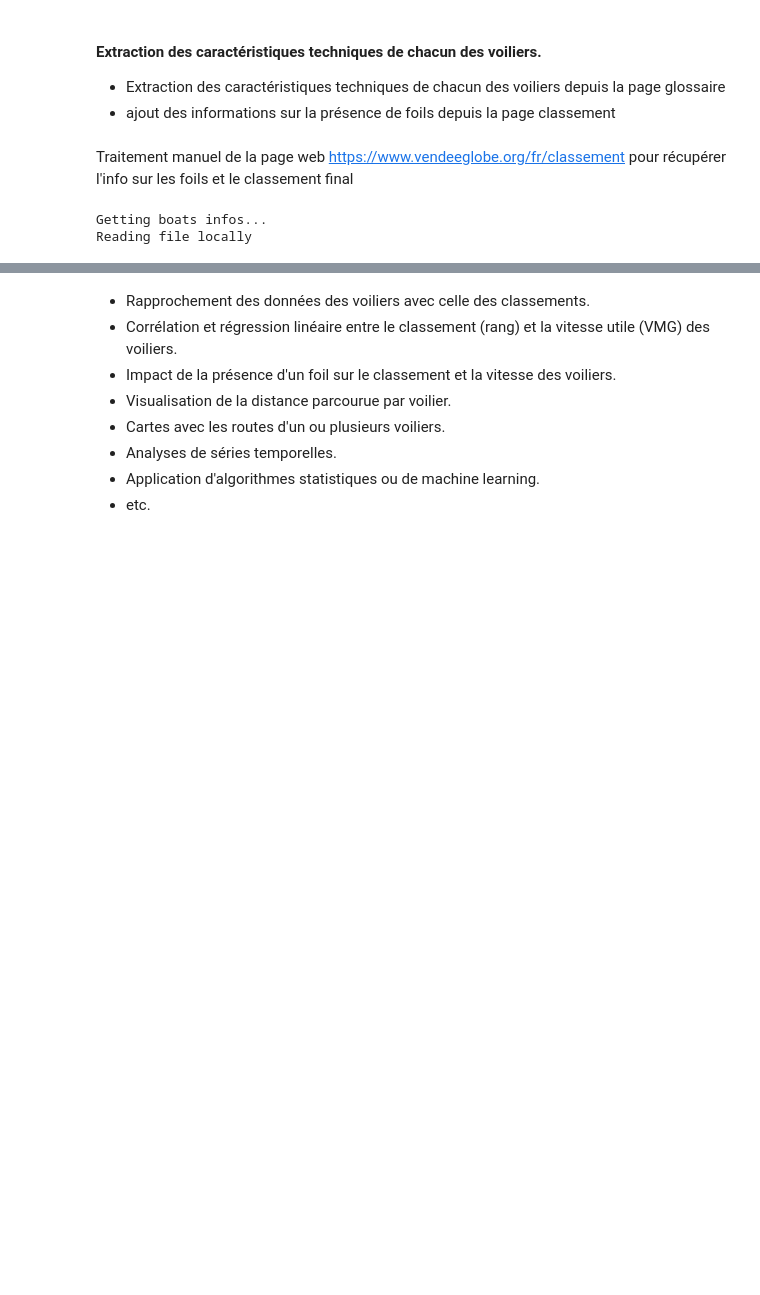
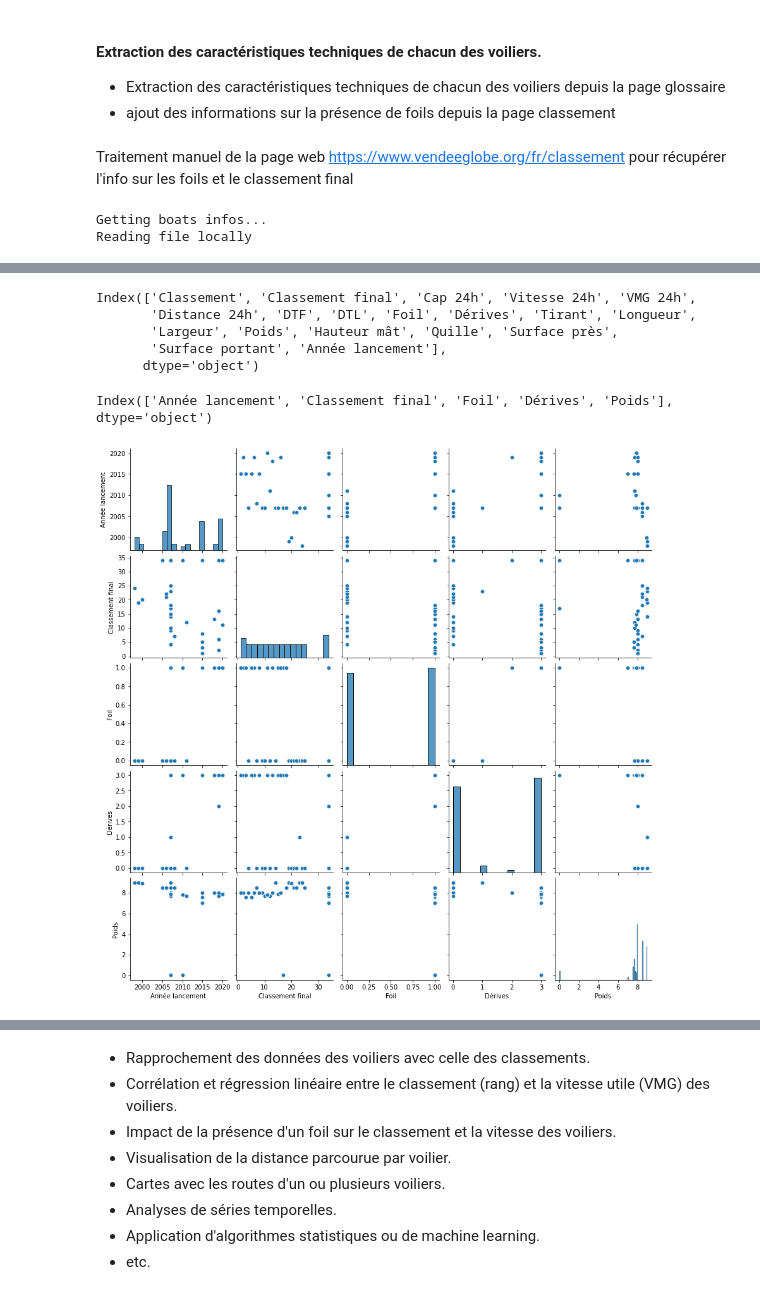
Before and after one commit to Kit-Data-Science-Telecom-2021-2022/lgp, a Jupyter notebook: Projet_final/projet-final-lgp.ipynb, the cells around one changed output, grey strips where cells are left out. Cells and saved outputs as stored; diff of their text form; code cells hidden in the pictures; blank space fills up the shorter version.

```diff
--- a/Projet_final/projet-final-lgp.ipynb
+++ b/Projet_final/projet-final-lgp.ipynb
@@ -447,7 +449,7 @@ def last_cleanup(df):
     ## cleanup columns types, changing categorical values to numbers, renaming and ordering
 
     df['Tirant'] = df["Tirant"].str.replace(',','.').astype(float)
-    df['Longeur'] = df["Longeur"].str.replace(',','.').astype(float)
+    df['Longueur'] = df["Longueur"].str.replace(',','.').astype(float)
     df['Largeur'] = df["Largeur"].str.replace(',','.').astype(float)
     df['Poids'] = df["Poids"].str.replace(',','.').astype(float)
     df["Hauteur mât"] = df["Hauteur mât"].str.replace(',','.').astype(float)
@@ -463,18 +465,17 @@ def last_cleanup(df):
         mapping_derives[i]=name
         mapping_inv_derives[name]=i
 
-    mapping_derives, mapping_quilles
     # traitement du gender
     df['Dérives'] = df['Dérives'].map(mapping_inv_derives)
     df['Quille']  = df['Quille'].map(mapping_inv_quilles)
     df['Dérives'] = df['Dérives'].astype(int)
     df['Quille']  = df['Quille'].astype(int)
 
-    columns=['Classement', 'Classement final', 'Skipper', 'Bateau', 'Voile', 'Pays', 'Heure FR', 'Latitude', 'Longitude',
+    columns=['Timestamp', 'Classement', 'Classement final', 'Skipper', 'Bateau', 'Voile', 'Pays', 'Heure FR', 'Latitude', 'Longitude',
            'Cap 30m', 'Vitesse 30m', 'VMG 30m', 'Distance 30m', 'Cap dernier',
            'Vitesse dernier', 'VMG dernier', 'Distance dernier', 'Cap 24h',
            'Vitesse 24h', 'VMG 24h', 'Distance 24h', 'DTF', 'DTL',
-           'Fichier de resultats', 'Foil', 'Dérives', 'Tirant', 'Longeur', 'Largeur', 'Poids',
+           'Fichier de resultats', 'Foil', 'Dérives', 'Tirant', 'Longueur', 'Largeur', 'Poids',
            'Hauteur mât', 'Quille', 'Surface près', 'Surface portant',
            'Année lancement', 'Ancien nom']
 
@@ -501,6 +502,7 @@ def merge(df):
     return df_merge
 
 df = merge(df)
+mapping_derives, mapping_quilles
 # %% [output]
 Loading boats technical data
 Reading file locally... Done
@@ -696,0 +671,27 @@ stamp
+# %%
+num_df.columns
+# %% [output]
+Index(['Classement', 'Classement final', 'Cap 24h', 'Vitesse 24h', 'VMG 24h',
+       'Distance 24h', 'DTF', 'DTL', 'Foil', 'Dérives', 'Tirant', 'Longueur',
+       'Largeur', 'Poids', 'Hauteur mât', 'Quille', 'Surface près',
+       'Surface portant', 'Année lancement'],
+      dtype='object')
+# %%
+cols1=['Classement', 'Classement final', 'Cap 24h', 'VMG 24h', 'Distance 24h', 'Tirant', 'Longueur' ]
+cols2=['Classement', 'Classement final', 'DTF', 'DTL', 'Vitesse 24h', 'Largeur']
+cols3=['Classement', 'Classement final', 'Poids', 'Hauteur mât', 'Surface près',
+       'Surface portant', 'Année lancement']
+cols4=['Classement', 'Classement final', 'Foil', 'Dérives', 'Quille', 'Année lancement', 'Surface près',
+       'Surface portant']
+cols5=[ 'Année lancement', 'Classement final', 'Foil', 'Dérives', 'Poids' ]
+df1 = num_df[cols1]
+df2 = num_df[cols2]
+df3 = num_df[cols3]
+df4 = num_df[cols4]
+df5 = num_df[cols5]
+# %%
+sns.pairplot(df5)
+df5.columns
+# %% [output]
+Index(['Année lancement', 'Classement final', 'Foil', 'Dérives', 'Poids'], dtype='object')
+[figure, added]
```
Also changed, not shown: parts of 57 cells of this notebook.
